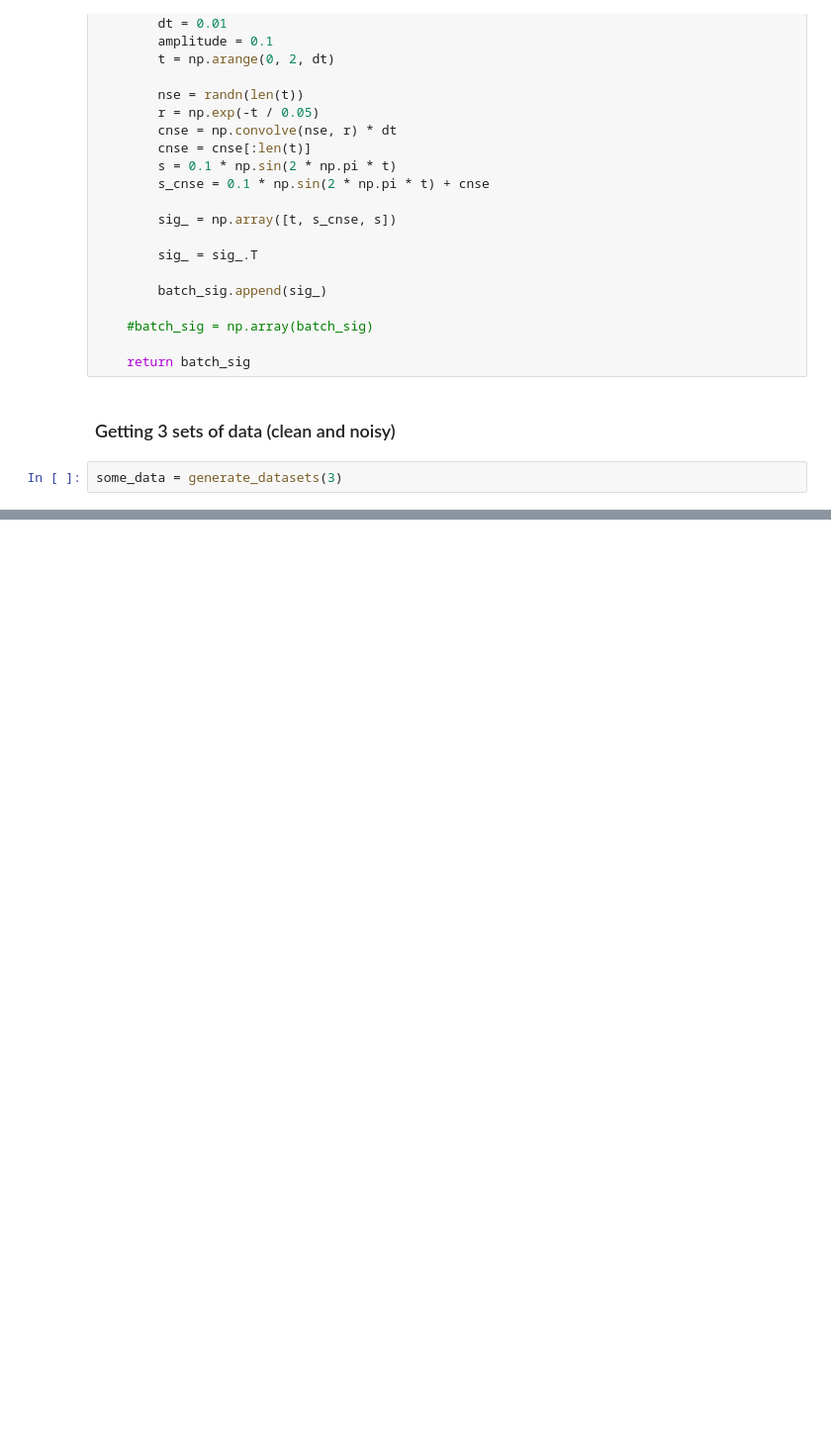
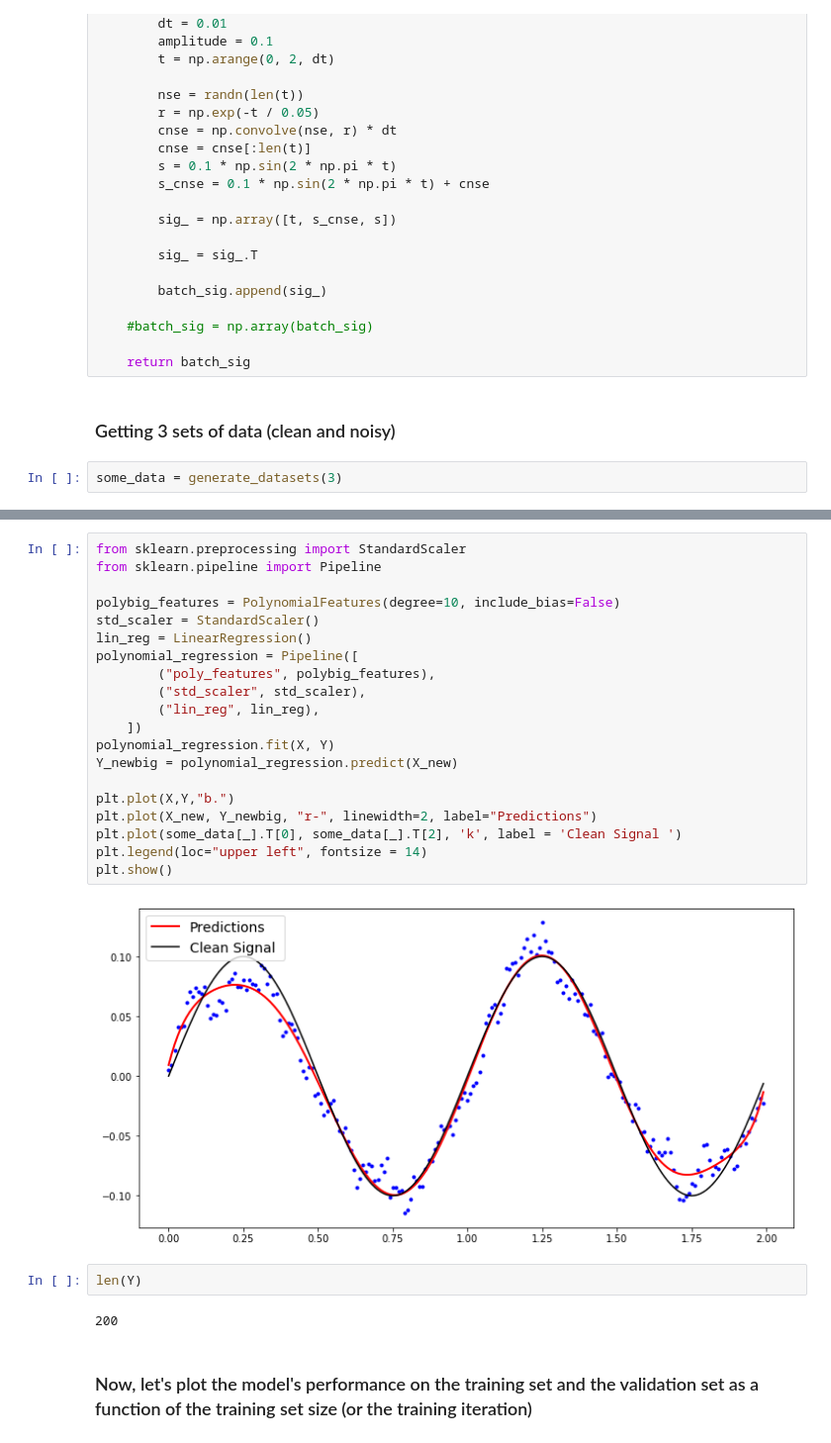
Before and after one commit to yusufraji/Noisy-Signal, a Jupyter notebook: noisy_signal.ipynb, the cells around one changed output, grey strips where cells are left out. Shown at 99% size. Cells and saved outputs as stored; diff of their text form; blank space fills up the shorter version.

```diff
--- a/noisy_signal.ipynb
+++ b/noisy_signal.ipynb
@@ -111,0 +199,28 @@ plot_signals(some_data)
+# %%
+from sklearn.preprocessing import StandardScaler
+from sklearn.pipeline import Pipeline
+
+polybig_features = PolynomialFeatures(degree=10, include_bias=False)
+std_scaler = StandardScaler()
+lin_reg = LinearRegression()
+polynomial_regression = Pipeline([
+        ("poly_features", polybig_features),
+        ("std_scaler", std_scaler),
+        ("lin_reg", lin_reg),
+    ])
+polynomial_regression.fit(X, Y)
+Y_newbig = polynomial_regression.predict(X_new)
+
+plt.plot(X,Y,"b.")
+plt.plot(X_new, Y_newbig, "r-", linewidth=2, label="Predictions")
+plt.plot(some_data[_].T[0], some_data[_].T[2], 'k', label = 'Clean Signal ')
+plt.legend(loc="upper left", fontsize = 14)
+plt.show()
+# %% [output]
+[figure, added]
+# %%
+len(Y)
+# %% [output]
+200
+# %% [markdown]
+### Now, let's plot the model's performance on the training set and the validation set as a function of the training set size (or the training iteration)
```
Also changed, not shown: parts of 20 cells of this notebook.
